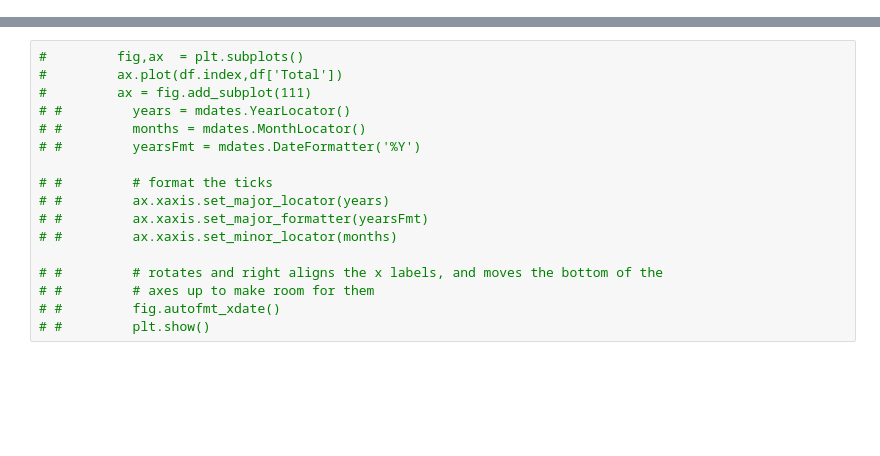
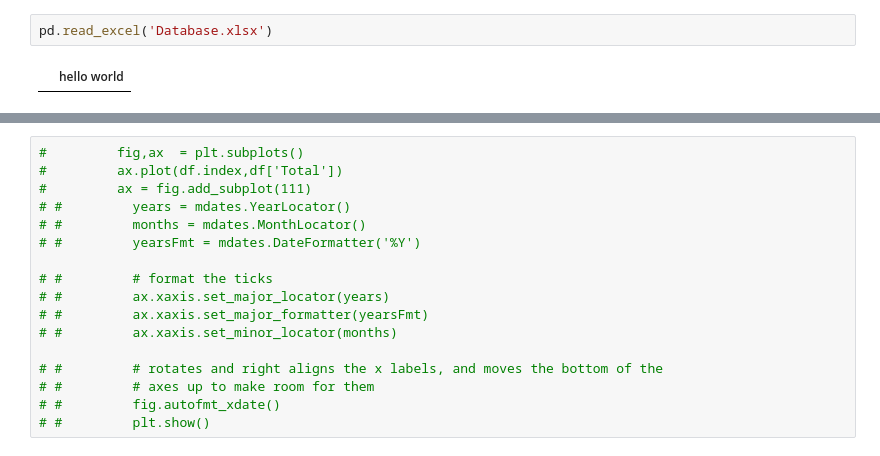
Before and after one commit to typokills/Coding_Projects, a Jupyter notebook: Financial Analysis Classes.ipynb, the cells around one changed output, grey strips where cells are left out. Cells and saved outputs as stored; diff of their text form; blank space fills up the shorter version.

```diff
--- a/Financial Analysis Classes.ipynb
+++ b/Financial Analysis Classes.ipynb
@@ -8,0 +20,4 @@ import matplotlib.dates as mdates
+# %%
+pd.read_excel('Database.xlsx')
+# %% [output]
+|  | hello world |
```
Also changed, not shown: parts of 10 cells of this notebook, 2 other files.
